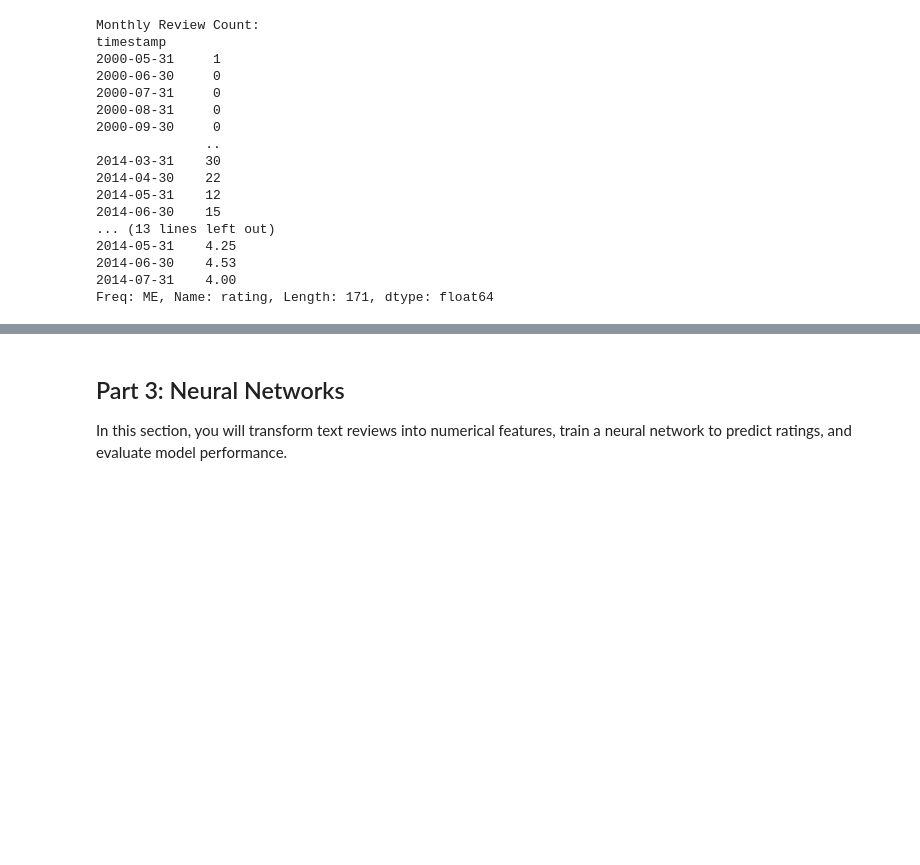
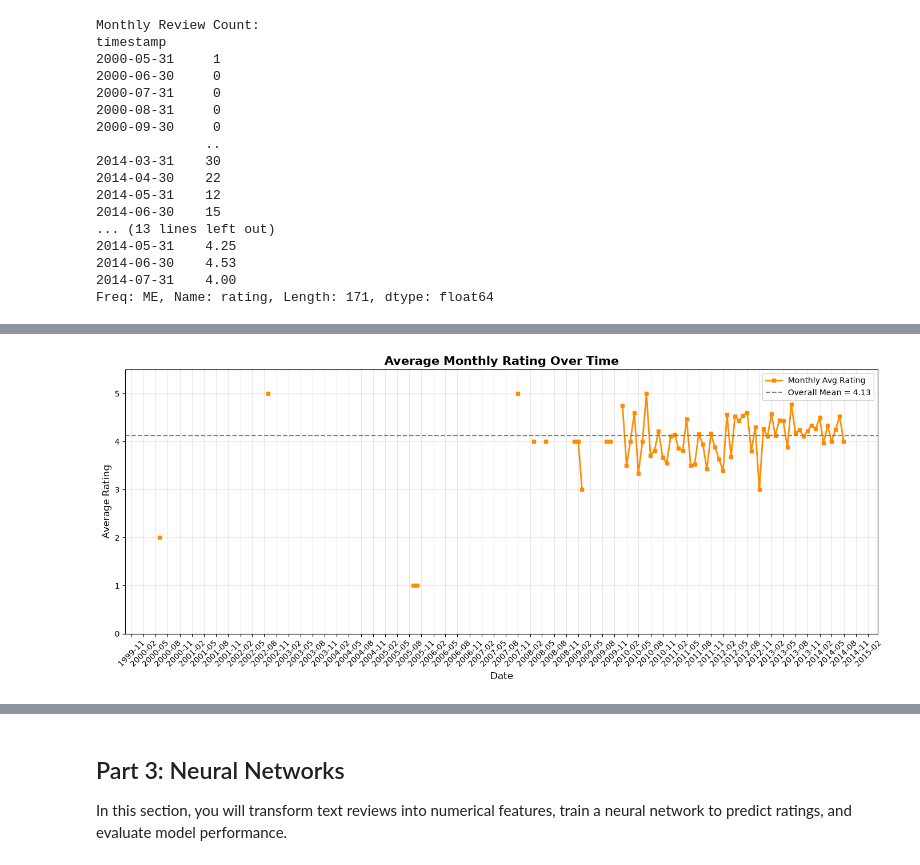
Before and after one commit to donjuel003/Summative-Lab--Analytics-Firm-Clients, a Jupyter notebook: C09_M08.ipynb, the cells around one changed output, grey strips where cells are left out. Cells and saved outputs as stored; diff of their text form; code cells hidden in the pictures; blank space fills up the shorter version.

```diff
--- a/C09_M08.ipynb
+++ b/C09_M08.ipynb
@@ -440,0 +439,27 @@ Freq: ME, Name: rating, Length: 171, dtype: float64
+# %%
+
+# TODO: Plot average monthly rating over time.
+fig, ax = plt.subplots(figsize=(14, 6))
+
+ax.plot(monthly_avg_rating.index, monthly_avg_rating.values,
+        marker='s', color='darkorange', linewidth=2, markersize=5, label='Monthly Avg Rating')
+
+ax.axhline(y=df['rating'].mean(), color='gray', linestyle='--',
+           label=f'Overall Mean = {df["rating"].mean():.2f}')
+
+ax.set_title('Average Monthly Rating Over Time', fontsize=15, fontweight='bold')
+ax.set_xlabel('Date', fontsize=12)
+ax.set_ylabel('Average Rating', fontsize=12)
+ax.set_ylim(0, 5.5)
+ax.grid(True, alpha=0.3)
+ax.legend()
+
+ax.xaxis.set_major_locator(mdates.MonthLocator(interval=3))
+ax.xaxis.set_major_formatter(mdates.DateFormatter('%Y-%m'))
+plt.xticks(rotation=45)
+
+plt.tight_layout()
+plt.savefig('monthly_avg_rating.png', dpi=150, bbox_inches='tight')
+plt.show()
+# %% [output]
+[figure, added]
```
Also changed, not shown: parts of 4 cells of this notebook.
